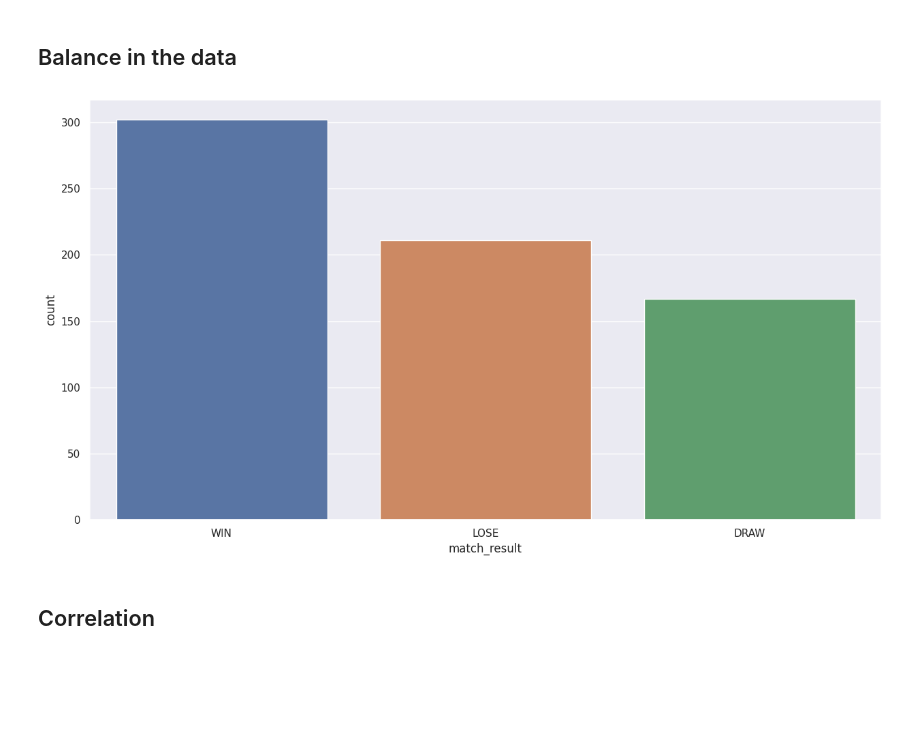
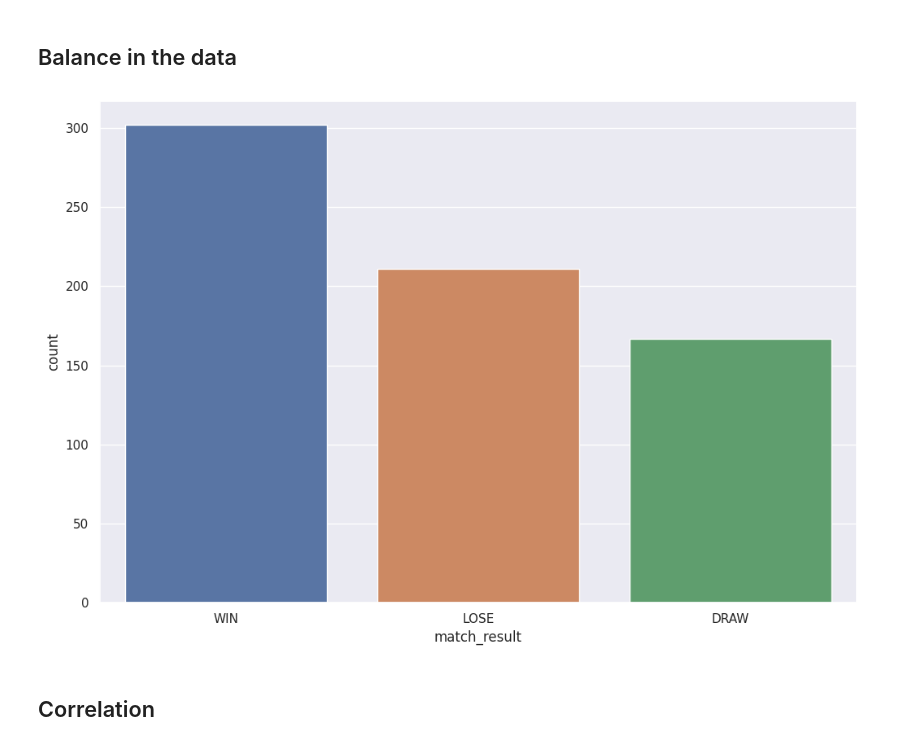
Before and after one commit to jgayosof/25.final_project, a Jupyter notebook: src/final_project.ipynb, the cells around one changed output. Cells and saved outputs as stored; diff of their text form; code cells hidden in the pictures; blank space fills up the shorter version.

```diff
--- a/src/final_project.ipynb
+++ b/src/final_project.ipynb
@@ -391,7 +391,7 @@ print(result_h)
 182                Poland         81
 158           Netherlands         81
 # %%
-df = df.drop(columns=['goal_diff'])
+df = df.drop(columns=['goal_diff'],  axis=1)
 # %% [markdown]
 #### More information about the teams
 # %%
@@ -662,12 +662,12 @@ memory usage: 37.2+ KB
 # %% [markdown]
 ## Balance in the data
 # %%
-sns.set(rc = {'figure.figsize':(15,8)})
+sns.set(rc = {'figure.figsize':(12,8)})
 data = df.sort_values(by=['match_result'])
 sns.countplot(x=data['match_result'], data=data, order=df['match_result'].value_counts().index)
 plt.show()
 # %% [output]
-[figure, old version]
+[figure, new version]
 # %% [markdown]
 ## Correlation
 # %%
```
